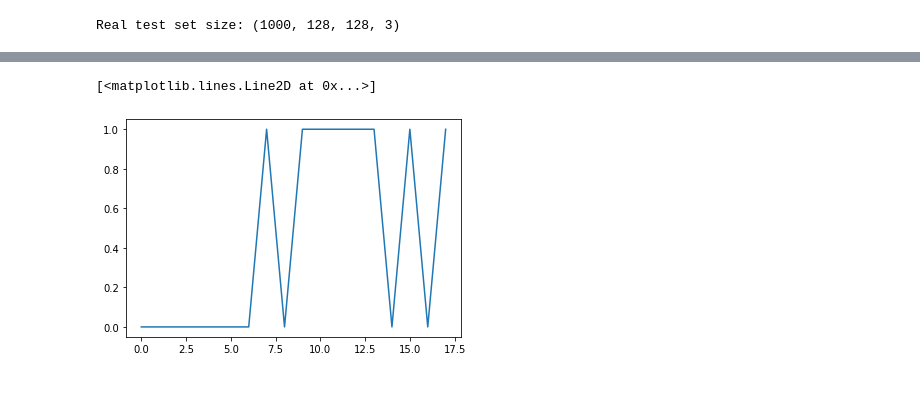
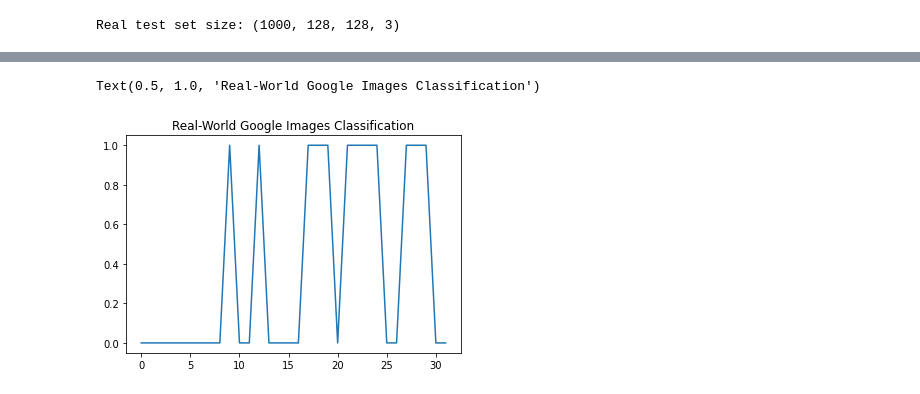
Before and after one commit to enmachinelearning525/Masked_Face_Identification, a Jupyter notebook: Initial_Test_Code.ipynb, the cells around one changed output, grey strips where cells are left out. Drawn from its saved outputs; the diff is of its cells as text; code cells hidden in the pictures.

```diff
--- a/Initial_Test_Code.ipynb
+++ b/Initial_Test_Code.ipynb
@@ -289,7 +285,9 @@ cnn1.add(tf.keras.layers.Flatten())
 
 cnn1.add(tf.keras.layers.Dense(units=1024, name='fc_1', activation='relu'))
 
-cnn1.add(tf.keras.layers.Dense(units=2, name='fc_2', activation='softmax'))
+cnn1.add(tf.keras.layers.Dense(units=1024, name='fc_2', activation='relu'))
+
+cnn1.add(tf.keras.layers.Dense(units=2, name='fc_o', activation='softmax'))
 # %%
 X_train.shape
 # %% [output]
@@ -359,7 +357,7 @@ Get data never seen before
 IMGSIZE = (128, 128)
 skip_amnt = 1500
 max_test_size = 500
-X, Y = [],[]
+X_RMFD, Y_RMFD = [],[]
 # Read in images
 path = './RMFD/AFDB_masked_face_dataset/'
 count = 0
@@ -370,9 +368,9 @@ for subdir, dirs, files in os.walk(path):
     for f in files:
         if f.endswith('.jpg'):
             if skip > skip_amnt:
-                X += [cv2.resize(cv2.cvtColor(cv2.imread(os.path.join(subdir,f)), cv2.COLOR_BGR2RGB), IMGSIZE)]
+                X_RMFD += [cv2.resize(cv2.cvtColor(cv2.imread(os.path.join(subdir,f)), cv2.COLOR_BGR2RGB), IMGSIZE)]
             #     X += [cv2.resize(cv2.cvtColor(cv2.imread(os.path.join(path,f)), cv2.COLOR_BGR2GRAY), IMGSIZE)]
-                Y += [[1,0]]
+                Y_RMFD += [[1,0]]
                 count += 1
                 if (count+1) % 500 == 1:
                     print(f'read {count} images')
@@ -394,9 +392,9 @@ for subdir, dirs, files in os.walk(path):
     for f in files:
         if f.endswith('.jpg'):
             if skip > skip_amnt:
-                X += [cv2.resize(cv2.cvtColor(cv2.imread(os.path.join(subdir,f)), cv2.COLOR_BGR2RGB), IMGSIZE)]
+                X_RMFD += [cv2.resize(cv2.cvtColor(cv2.imread(os.path.join(subdir,f)), cv2.COLOR_BGR2RGB), IMGSIZE)]
             #     X += [cv2.resize(cv2.cvtColor(cv2.imread(os.path.join(path,f)), cv2.COLOR_BGR2GRAY), IMGSIZE)]
-                Y += [[0,1]]
+                Y_RMFD += [[0,1]]
                 count += 1
                 if (count+1) % 500 == 1:
                     print(f'read {count} images')
@@ -434,8 +432,8 @@ plt.plot(y_pred)
 # %%
 IMGSIZE = (128, 128)
-skip_amnt = -1
-max_test_size = 500
-X, Y = [],[]
+skip_amnt = 0
+max_test_size = 100
+X_google, Y_google = [],[]
 # Read in images
 path = './CMFD_google'
 count = 0
@@ -446,9 +444,9 @@ for subdir, dirs, files in os.walk(path):
     for f in files:
         if f.endswith('.jpg'):
             if skip > skip_amnt:
-                X += [cv2.resize(cv2.cvtColor(cv2.imread(os.path.join(subdir,f)), cv2.COLOR_BGR2RGB), IMGSIZE)]
+                X_google += [cv2.resize(cv2.cvtColor(cv2.imread(os.path.join(subdir,f)), cv2.COLOR_BGR2RGB), IMGSIZE)]
             #     X += [cv2.resize(cv2.cvtColor(cv2.imread(os.path.join(path,f)), cv2.COLOR_BGR2GRAY), IMGSIZE)]
-                Y += [[1,0]]
+                Y_google += [[1,0]]
                 count += 1
                 if (count+1) % 500 == 1:
                     print(f'read {count} images')
@@ -460,7 +458,7 @@ for subdir, dirs, files in os.walk(path):
     if break_flag == True:
         break
 
-max_test_size = 500
+max_test_size = 100
 count = 0
 skip = 0
 break_flag = False
@@ -470,9 +468,9 @@ for subdir, dirs, files in os.walk(path):
     for f in files:
         if f.endswith('.jpg'):
             if skip > skip_amnt:
-                X += [cv2.resize(cv2.cvtColor(cv2.imread(os.path.join(subdir,f)), cv2.COLOR_BGR2RGB), IMGSIZE)]
+                X_google += [cv2.resize(cv2.cvtColor(cv2.imread(os.path.join(subdir,f)), cv2.COLOR_BGR2RGB), IMGSIZE)]
             #     X += [cv2.resize(cv2.cvtColor(cv2.imread(os.path.join(path,f)), cv2.COLOR_BGR2GRAY), IMGSIZE)]
-                Y += [[0,1]]
+                Y_google += [[0,1]]
                 count += 1
                 if (count+1) % 500 == 1:
                     print(f'read {count} images')
@@ -484,8 +482,8 @@ for subdir, dirs, files in os.walk(path):
     if break_flag == True:
         break
 # %%
-X_test_real = np.array(X)
+X_test_real = np.array(X_google)
 X_test_real = X_test_real/255
-Y_test_real = np.array(Y)
+Y_test_real = np.array(Y_google)
 print(f'Real test set size: {X_test_real.shape}')
 # %% [output]
@@ -502,5 +500,6 @@ Accuracy= 83.333
 # %%
 plt.plot(y_pred)
+plt.title('Real-World Google Images Classification')
 # %% [output]
-[<matplotlib.lines.Line2D at 0x...>]
+Text(0.5, 1.0, 'Real-World Google Images Classification')
-[figure, old version]
+[figure, new version]
```
Also changed, not shown: parts of 19 cells of this notebook, 1 other file.
